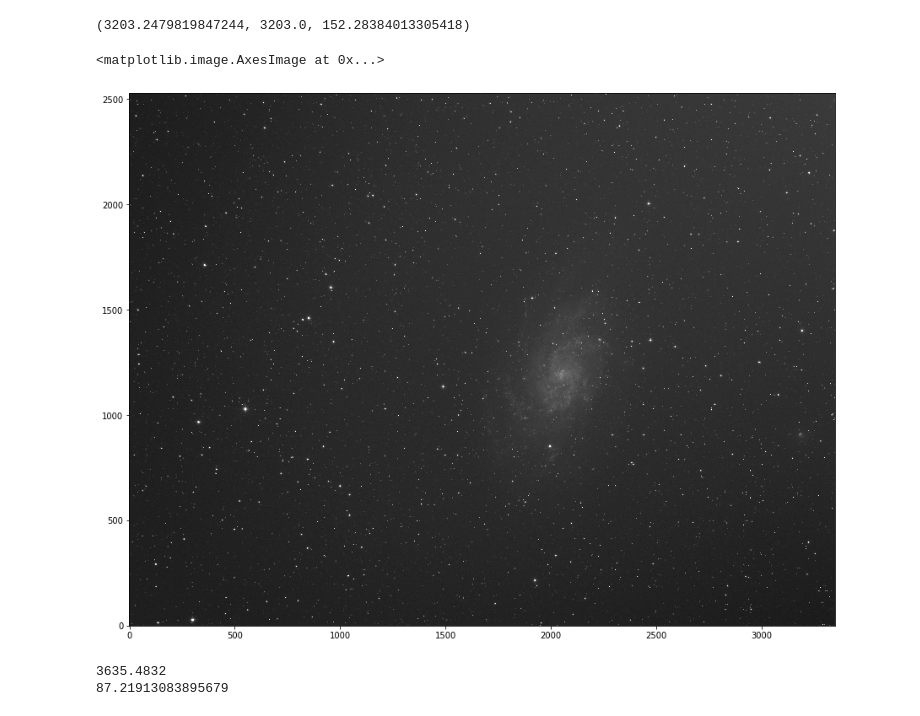
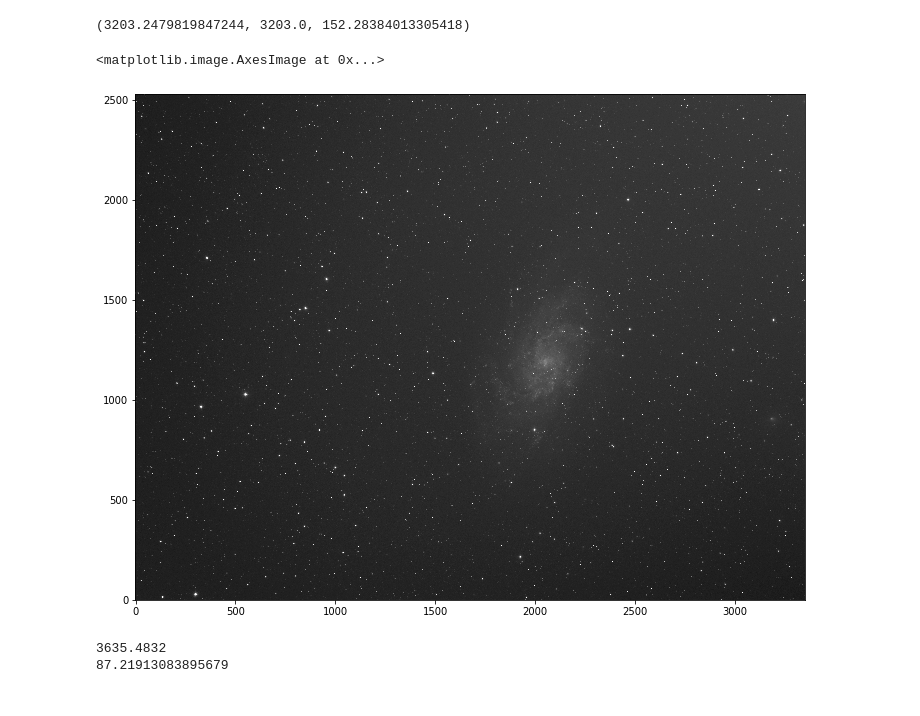
Before and after one commit to halehhajizadeh/SNR-and-Exposure, a Jupyter notebook: Remove background.ipynb, the cells around one changed output. Saved outputs shown, nothing was run; the diff lists cells and outputs as text; code cells hidden in the pictures.

```diff
--- a/Remove background.ipynb
+++ b/Remove background.ipynb
@@ -56,13 +56,13 @@ print((mean, median, std))
 # %%
 ny, nx = data.shape
 y, x = np.mgrid[:ny, :nx]
 gradient =  x * y / 5000.
 data2 = data + gradient
-plt.figure(figsize=(15,15))
+plt.figure(figsize=(12,12))
 plt.imshow(data2, norm=norm, origin='lower', cmap='Greys_r', interpolation='nearest')
 # %% [output]
 <matplotlib.image.AxesImage at 0x...>
-[figure, old version]
+[figure, new version]
 # %%
 sigma_clip = SigmaClip(sigma=3.)
 bkg_estimator = MedianBackground()
```
Also changed, not shown: parts of 3 cells of this notebook.
